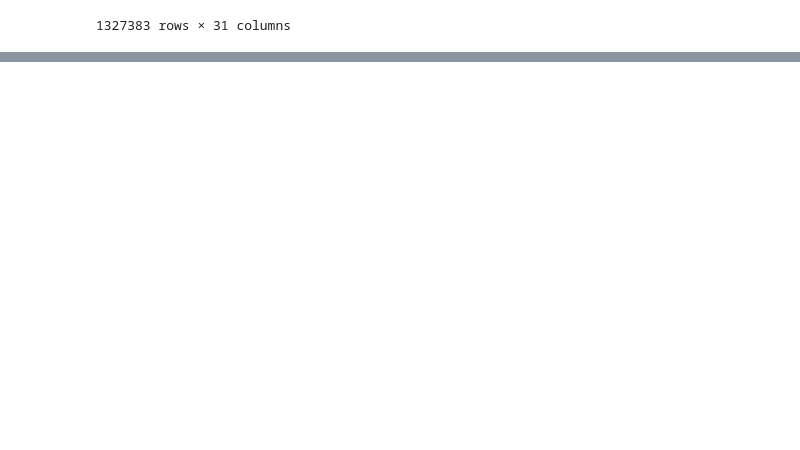
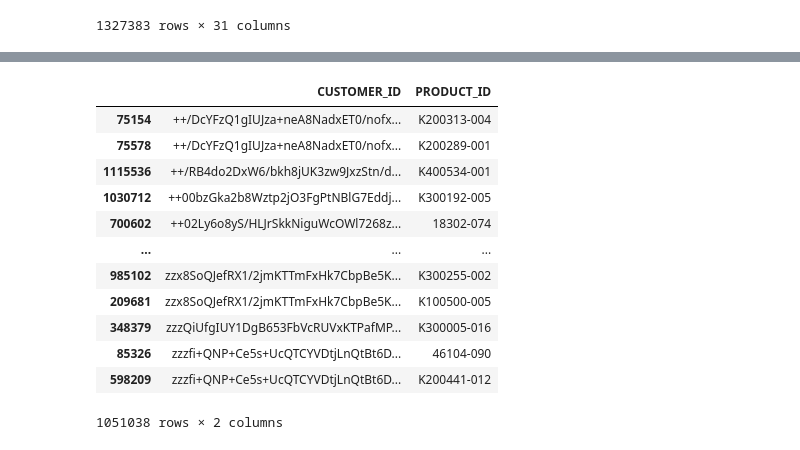
Before and after one commit to LiviReka/CamperRecommender, a Jupyter notebook: dataviz.ipynb, the cells around one changed output, grey strips where cells are left out. Cells and saved outputs as stored; diff of their text form; code cells hidden in the pictures; blank space fills up the shorter version.

```diff
--- a/dataviz.ipynb
+++ b/dataviz.ipynb
@@ -192,0 +193,16 @@ cleandata[['CUSTOMER_ID']+item_fields]
+# %%
+customer_product_lookup.sort_values('CUSTOMER_ID')
+# %% [output]
+|  | CUSTOMER_ID | PRODUCT_ID |
+| 75154 | ++/DcYFzQ1gIUJza+neA8NadxET0/nofx... | K200313-004 |
+| 75578 | ++/DcYFzQ1gIUJza+neA8NadxET0/nofx... | K200289-001 |
+| 1115536 | ++/RB4do2DxW6/bkh8jUK3zw9JxzStn/d... | K400534-001 |
+| 1030712 | ++00bzGka2b8Wztp2jO3FgPtNBlG7Eddj... | K300192-005 |
+| 700602 | ++02Ly6o8yS/HLJrSkkNiguWcOWl7268z... | 18302-074 |
+| ... | ... | ... |
+| 985102 | zzx8SoQJefRX1/2jmKTTmFxHk7CbpBe5K... | K300255-002 |
+| 209681 | zzx8SoQJefRX1/2jmKTTmFxHk7CbpBe5K... | K100500-005 |
+| 348379 | zzzQiUfgIUY1DgB653FbVcRUVxKTPafMP... | K300005-016 |
+| 85326 | zzzfi+QNP+Ce5s+UcQTCYVDtjLnQtBt6D... | 46104-090 |
+| 598209 | zzzfi+QNP+Ce5s+UcQTCYVDtjLnQtBt6D... | K200441-012 |
+1051038 rows × 2 columns
```
Also changed, not shown: parts of 12 cells of this notebook.
